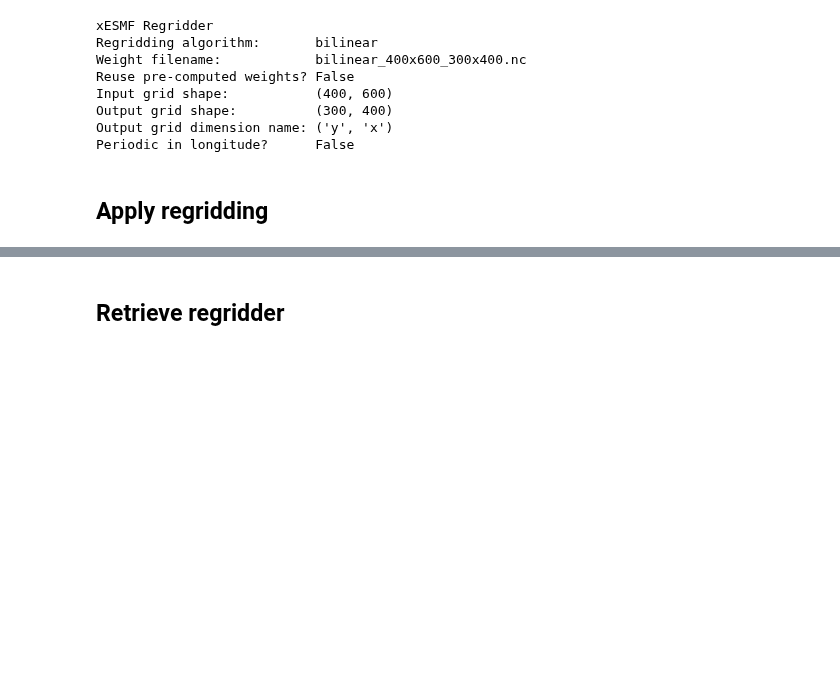
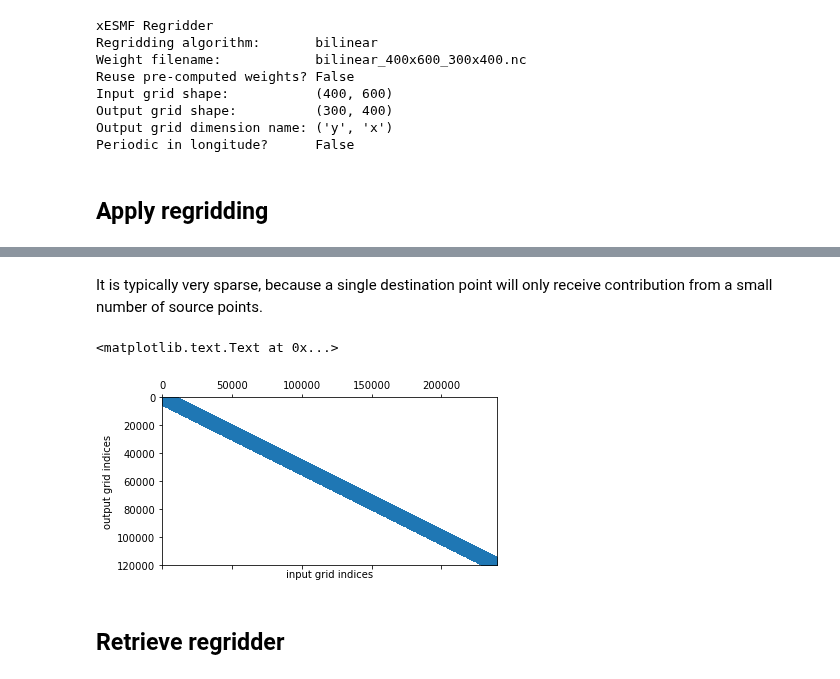
Before and after one commit to JiaweiZhuang/xESMF, a Jupyter notebook: doc/Reuse_regridder.ipynb, the cells around one changed output, grey strips where cells are left out. Drawn from its saved outputs; the diff is of its cells as text; code cells hidden in the pictures; blank space fills up the shorter version.

Commit message:
Finish reusing regridder tutorial.

```diff
--- a/doc/Reuse_regridder.ipynb
+++ b/doc/Reuse_regridder.ipynb
@@ -108,2 +134,11 @@ Wall time: 538 ms
+# %% [markdown]
+It is typically very sparse, because a single destination point will only receive contribution from a small number of source points.
+# %%
+plt.spy(regridder.A)
+plt.xlabel('input grid indices')
+plt.ylabel('output grid indices')
+# %% [output]
+<matplotlib.text.Text at 0x...>
+[figure, added]
 # %% [markdown]
 ## Retrieve regridder
```
Also changed, not shown: parts of 30 cells of this notebook.
